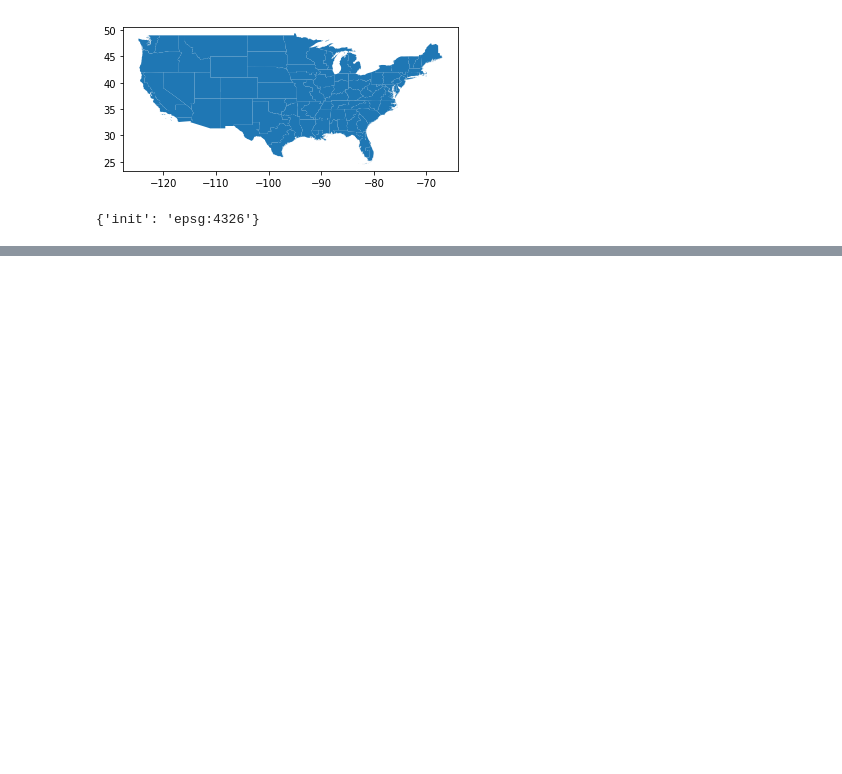
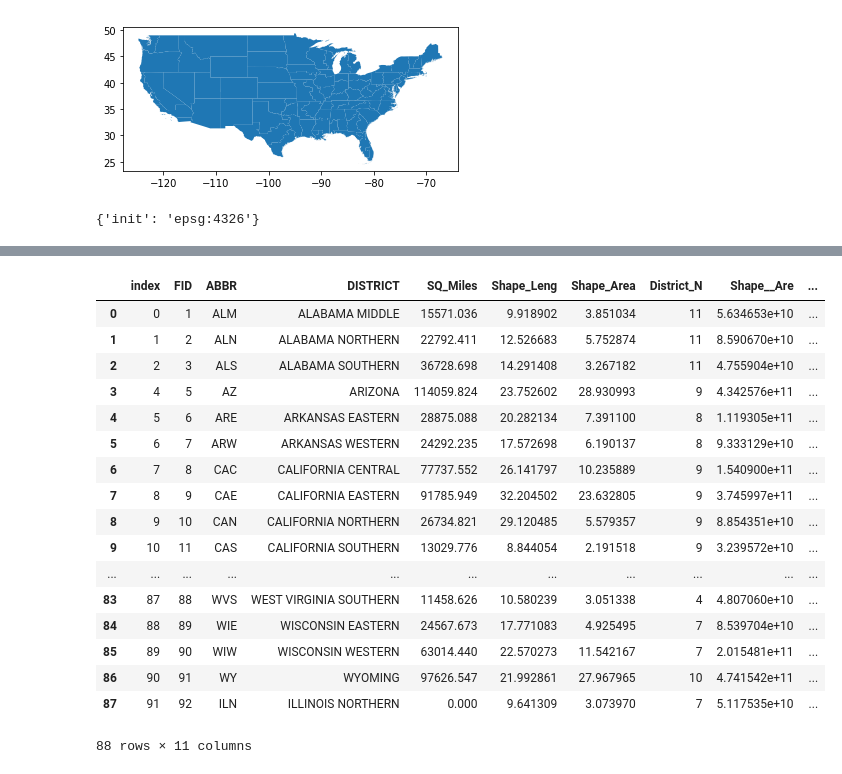
Before and after one commit to hpeyronnin/Wiretaps, a Jupyter notebook: Wiretaps.ipynb, the cells around one changed output, grey strips where cells are left out. Cells and saved outputs as stored; diff of their text form; code cells hidden in the pictures; blank space fills up the shorter version.

Commit message:
merged shapefile and federal wiretap dataframe

```diff
--- a/Wiretaps.ipynb
+++ b/Wiretaps.ipynb
@@ -382,0 +412,21 @@ NameError: name 'plt' is not defined
+# %%
+jur.reset_index()
+# %% [output]
+|  | index | FID | ABBR | DISTRICT | SQ_Miles | Shape_Leng | Shape_Area | District_N | Shape__Are | ... |
+| 0 | 0 | 1 | ALM | ALABAMA MIDDLE | 15571.036 | 9.918902 | 3.851034 | 11 | 5.634653e+10 | ... |
+| 1 | 1 | 2 | ALN | ALABAMA NORTHERN | 22792.411 | 12.526683 | 5.752874 | 11 | 8.590670e+10 | ... |
+| 2 | 2 | 3 | ALS | ALABAMA SOUTHERN | 36728.698 | 14.291408 | 3.267182 | 11 | 4.755904e+10 | ... |
+| 3 | 4 | 5 | AZ | ARIZONA | 114059.824 | 23.752602 | 28.930993 | 9 | 4.342576e+11 | ... |
+| 4 | 5 | 6 | ARE | ARKANSAS EASTERN | 28875.088 | 20.282134 | 7.391100 | 8 | 1.119305e+11 | ... |
+| 5 | 6 | 7 | ARW | ARKANSAS WESTERN | 24292.235 | 17.572698 | 6.190137 | 8 | 9.333129e+10 | ... |
+| 6 | 7 | 8 | CAC | CALIFORNIA CENTRAL | 77737.552 | 26.141797 | 10.235889 | 9 | 1.540900e+11 | ... |
+| 7 | 8 | 9 | CAE | CALIFORNIA EASTERN | 91785.949 | 32.204502 | 23.632805 | 9 | 3.745997e+11 | ... |
+| 8 | 9 | 10 | CAN | CALIFORNIA NORTHERN | 26734.821 | 29.120485 | 5.579357 | 9 | 8.854351e+10 | ... |
+| 9 | 10 | 11 | CAS | CALIFORNIA SOUTHERN | 13029.776 | 8.844054 | 2.191518 | 9 | 3.239572e+10 | ... |
+| ... | ... | ... | ... | ... | ... | ... | ... | ... | ... | ... |
+| 83 | 87 | 88 | WVS | WEST VIRGINIA SOUTHERN | 11458.626 | 10.580239 | 3.051338 | 4 | 4.807060e+10 | ... |
+| 84 | 88 | 89 | WIE | WISCONSIN EASTERN | 24567.673 | 17.771083 | 4.925495 | 7 | 8.539704e+10 | ... |
+| 85 | 89 | 90 | WIW | WISCONSIN WESTERN | 63014.440 | 22.570273 | 11.542167 | 7 | 2.015481e+11 | ... |
+| 86 | 90 | 91 | WY | WYOMING | 97626.547 | 21.992861 | 27.967965 | 10 | 4.741542e+11 | ... |
+| 87 | 91 | 92 | ILN | ILLINOIS NORTHERN | 0.000 | 9.641309 | 3.073970 | 7 | 5.117535e+10 | ... |
+88 rows × 11 columns
```
Also changed, not shown: parts of 24 cells of this notebook.
